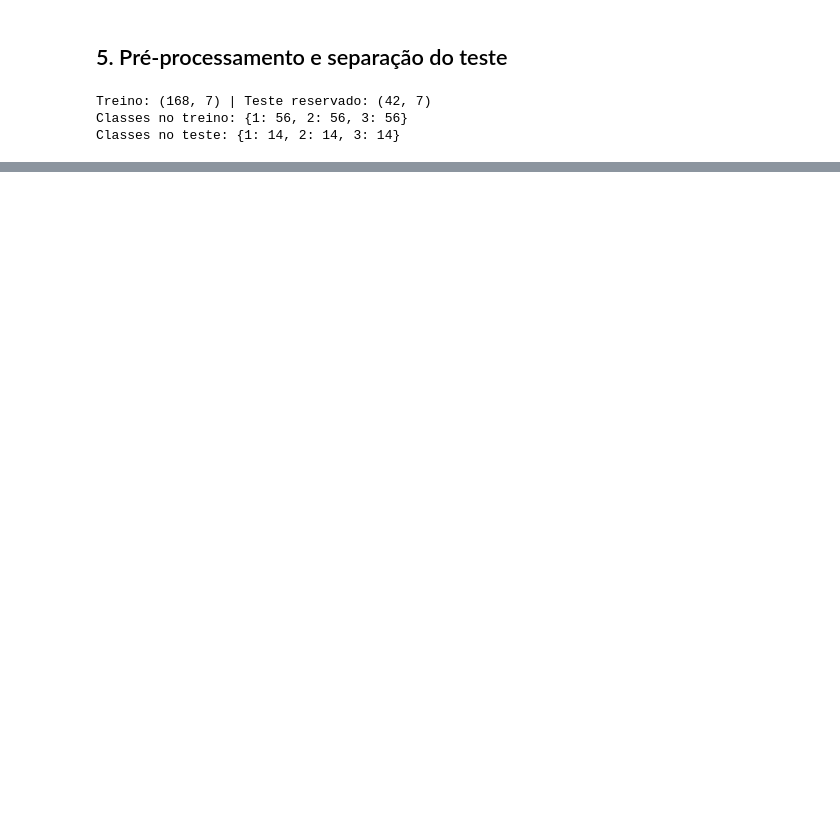
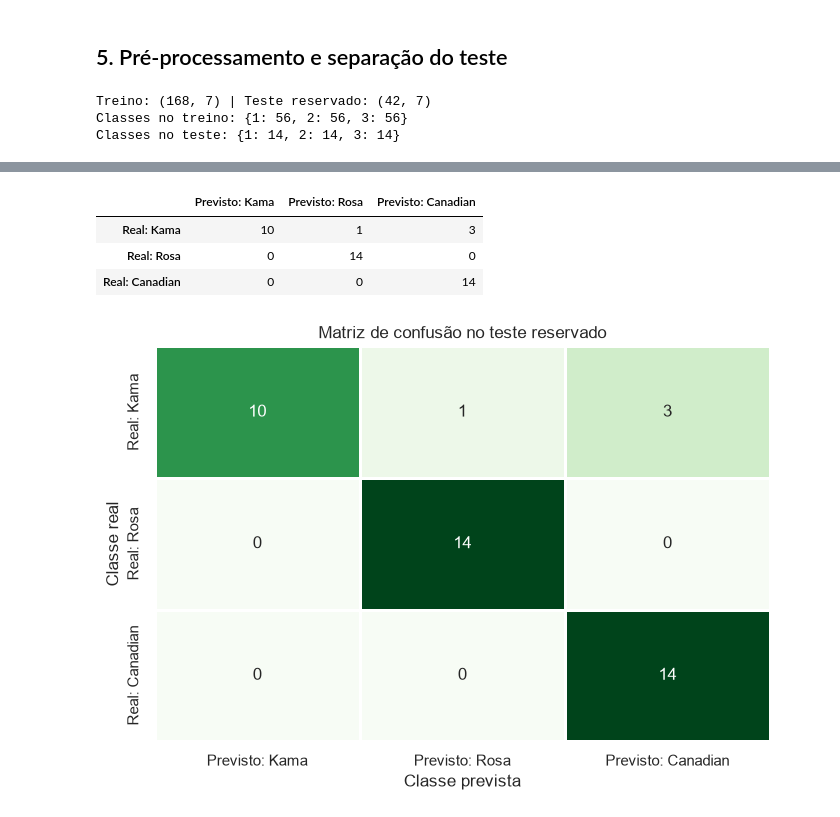
Before and after one commit to gabriel-felix-dev/machine-learning-av2, a Jupyter notebook: machine_learning_av2.ipynb, the cells around one changed output, grey strips where cells are left out. Drawn from its saved outputs; the diff is of its cells as text; code cells hidden in the pictures; blank space fills up the shorter version.

```diff
--- a/machine_learning_av2.ipynb
+++ b/machine_learning_av2.ipynb
@@ -344,0 +245,24 @@ Formato do treino selecionado: (168, 4)
+# %%
+# Aplicamos o modelo já fixado ao teste uma vez e calculamos métricas gerais e por classe.
+classes_27_11 = [1, 2, 3]
+nomes_classes_27_11 = {1: "Kama", 2: "Rosa", 3: "Canadian"}
+previsoes_teste_27_11 = modelo_27_11.predict(X_teste)
+probabilidades_teste_27_11 = modelo_27_11.predict_proba(X_teste)
+
+acuracia_teste_27_11 = accuracy_score(y_teste, previsoes_teste_27_11)
+f1_macro_teste_27_11 = f1_score(y_teste, previsoes_teste_27_11, average="macro")
+matriz_27_11 = confusion_matrix(y_teste, previsoes_teste_27_11, labels=classes_27_11)
+relatorio_27_11 = classification_report(
+    y_teste, previsoes_teste_27_11, labels=classes_27_11,
+    output_dict=True, zero_division=0,
+)
+
+print(f"Acurácia no teste: {acuracia_teste_27_11:.4f} ({(previsoes_teste_27_11 == y_teste).sum()}/{len(y_teste)})")
+print(f"F1 macro no teste: {f1_macro_teste_27_11:.4f}")
+print(f"Referência de uma classe: {14 / 42:.4f} (14/42)")
+
+metricas_por_classe_27_11 = pd.DataFrame({
+    nomes_classes_27_11[classe]: relatorio_27_11[str(classe)] for classe in classes_27_11
+}).T[["precision", "recall", "f1-score", "support"]]
+with pd.option_context("display.precision", 4):
+    display(metricas_por_classe_27_11.round(4))
@@ -344,0 +277,21 @@ Formato do treino selecionado: (168, 4)
+# %%
+# Lemos a matriz por linhas reais e colunas previstas para localizar as confusões.
+matriz_df_27_11 = pd.DataFrame(
+    matriz_27_11,
+    index=[f"Real: {nomes_classes_27_11[c]}" for c in classes_27_11],
+    columns=[f"Previsto: {nomes_classes_27_11[c]}" for c in classes_27_11],
+)
+display(matriz_df_27_11)
+
+fig, ax = plt.subplots(figsize=(7, 5))
+sns.heatmap(matriz_df_27_11, annot=True, fmt="d", cmap="Greens", cbar=False, linewidths=1, ax=ax)
+ax.set_title("Matriz de confusão no teste reservado")
+ax.set(xlabel="Classe prevista", ylabel="Classe real")
+plt.tight_layout()
+plt.show()
+# %% [output]
+|  | Previsto: Kama | Previsto: Rosa | Previsto: Canadian |
+| Real: Kama | 10 | 1 | 3 |
+| Real: Rosa | 0 | 14 | 0 |
+| Real: Canadian | 0 | 0 | 14 |
+[figure, added]
```
Also changed, not shown: parts of 33 cells of this notebook, 1 other file.
